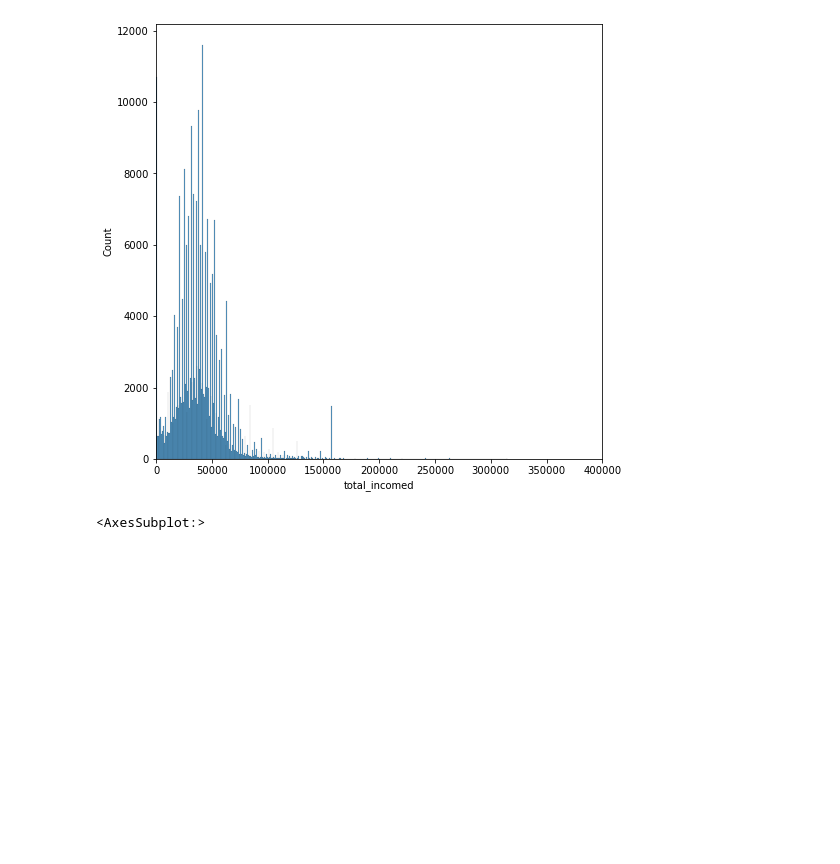
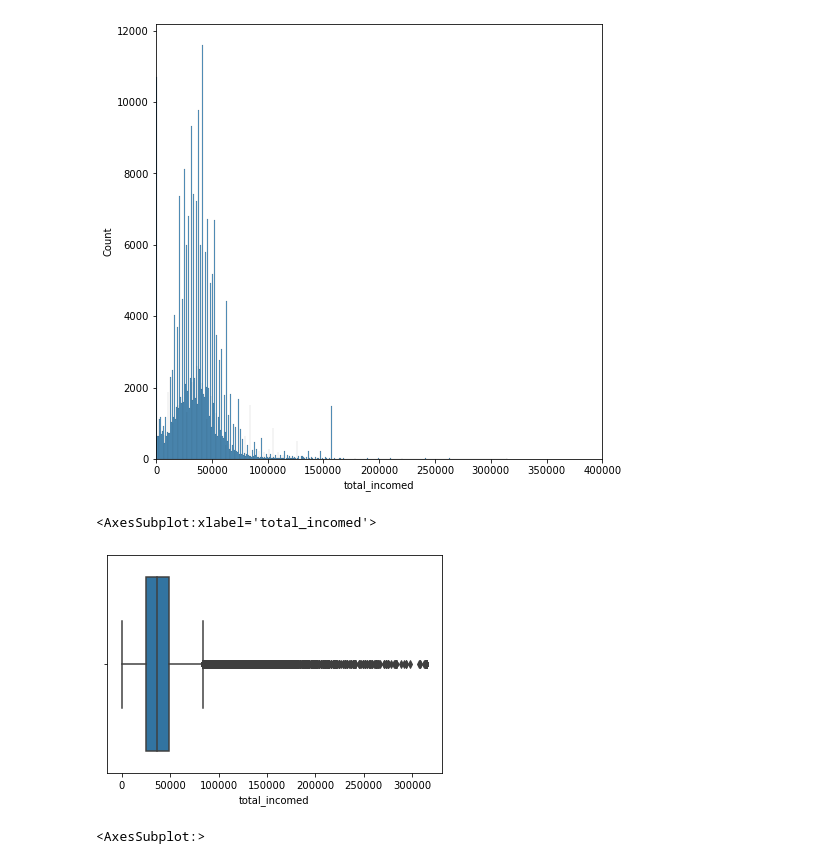
Before and after one commit to carolinalvarez/angrist-and-evans-1998-python, a Jupyter notebook: Angrist_and_Evans_1998.ipynb, the cells around one changed output. Cells and saved outputs as stored; diff of their text form; code cells hidden in the pictures; blank space fills up the shorter version.

```diff
--- a/Angrist_and_Evans_1998.ipynb
+++ b/Angrist_and_Evans_1998.ipynb
@@ -327,6 +331,11 @@ msample_1980["total_incomed"].mean()
 # %% [output]
 38918.90166170163
 [figure]
+# %%
+sns.boxplot(x=msample_1980['total_incomed'])
+# %% [output]
+<AxesSubplot:xlabel='total_incomed'>
+[figure, added]
 # %%
 msample_1980['husband_distribution'].value_counts().plot(kind='bar')
 # %% [output]
```
Also changed, not shown: parts of 75 cells of this notebook, 3 other files.
